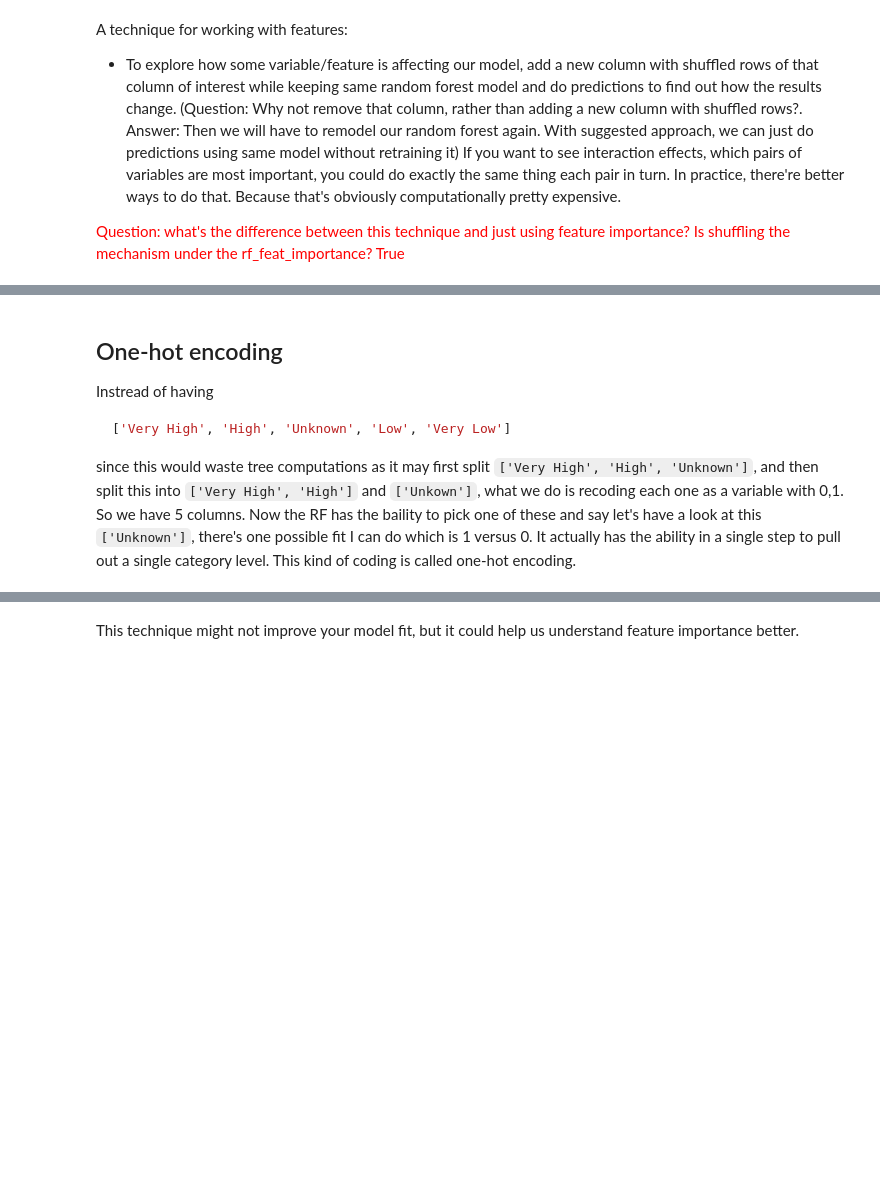
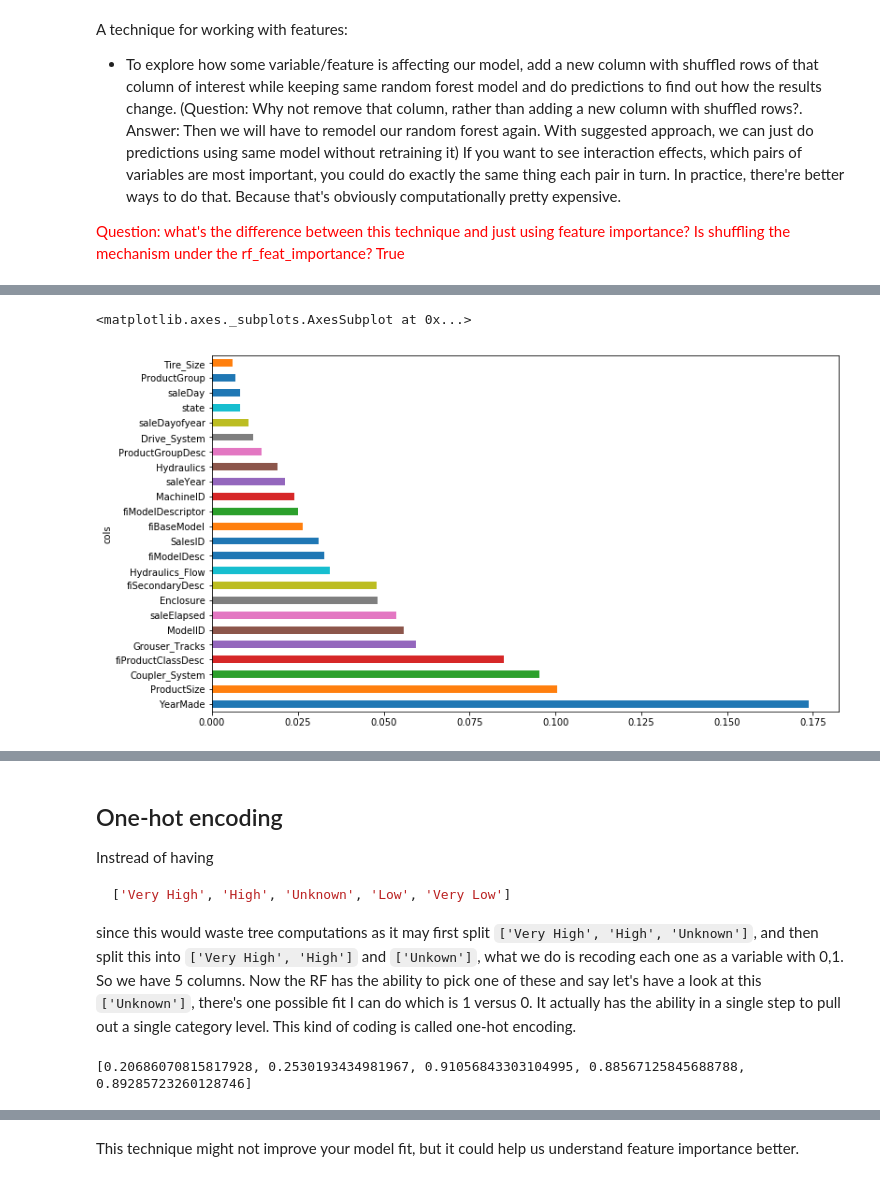
Before and after one commit to YiQ-Zhao/Machine-Learning-Notes, a Jupyter notebook: Random Forests.ipynb, the cells around one changed output, grey strips where cells are left out. Saved outputs shown, nothing was run; the diff lists cells and outputs as text; code cells hidden in the pictures; blank space fills up the shorter version.

````diff
--- a/Random Forests.ipynb
+++ b/Random Forests.ipynb
@@ -312,0 +633,3 @@ A technique for working with features:
+# %%
+df_keep = df_trn[to_keep].copy()
+X_train, X_valid = split_vals(df_keep, n_trn)
@@ -313,3 +643,9 @@ A technique for working with features:
+# %%
+fi = rf_feat_importance(m, df_keep)
+plot_fi(fi)
+# %% [output]
+<matplotlib.axes._subplots.AxesSubplot at 0x...>
+[figure, added]
 # %% [markdown]
 # Lesson 4
 **Remark**:
@@ -331,7 +667,14 @@ Instread of having
 ```python
 ['Very High', 'High', 'Unknown', 'Low', 'Very Low']
 ```
-since this would waste tree computations as it may first split `['Very High', 'High', 'Unknown']`, and then split this into `['Very High', 'High']` and `['Unkown']`, what we do is recoding each one as a variable with 0,1. So we have 5 columns. Now the RF has the baility to pick one of these and say let's have a look at this `['Unknown']`, there's one possible fit I can do which is 1 versus 0. It actually has the ability in a single step to pull out a single category level. This kind of coding is called one-hot encoding.
+since this would waste tree computations as it may first split `['Very High', 'High', 'Unknown']`, and then split this into `['Very High', 'High']` and `['Unkown']`, what we do is recoding each one as a variable with 0,1. So we have 5 columns. Now the RF has the ability to pick one of these and say let's have a look at this `['Unknown']`, there's one possible fit I can do which is 1 versus 0. It actually has the ability in a single step to pull out a single category level. This kind of coding is called one-hot encoding.
 # %%
 df_trn2, y_trn, nas = proc_df(df_raw, 'SalePrice', max_n_cat = 7)
 # anything with less than seven levels will be turned into one hot encode.
+X_train, X_valid = split_vals(df_trn2, n_trn)
+
+m = RandomForestRegressor(n_estimators=40, min_samples_leaf=3, max_features=0.6, n_jobs=-1, oob_score=True)
+m.fit(X_train, y_train)
+print_score(m)
+# %% [output]
+[0.20686070815817928, 0.2530193434981967, 0.91056843303104995, 0.88567125845688788, 0.89285723260128746]
````
Also changed, not shown: parts of 125 cells of this notebook.
